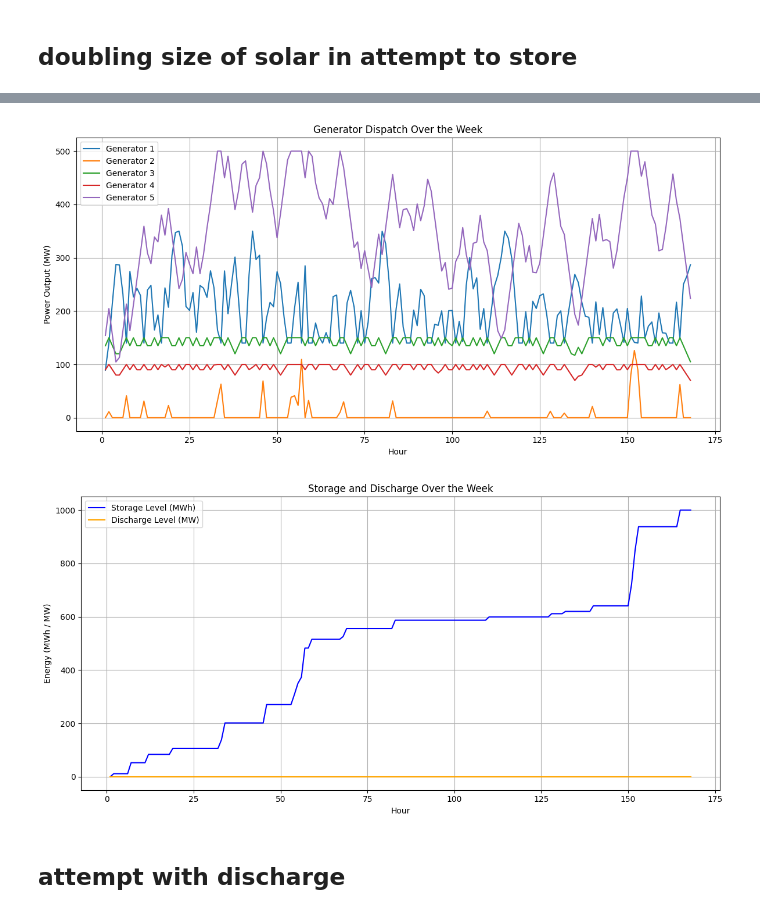
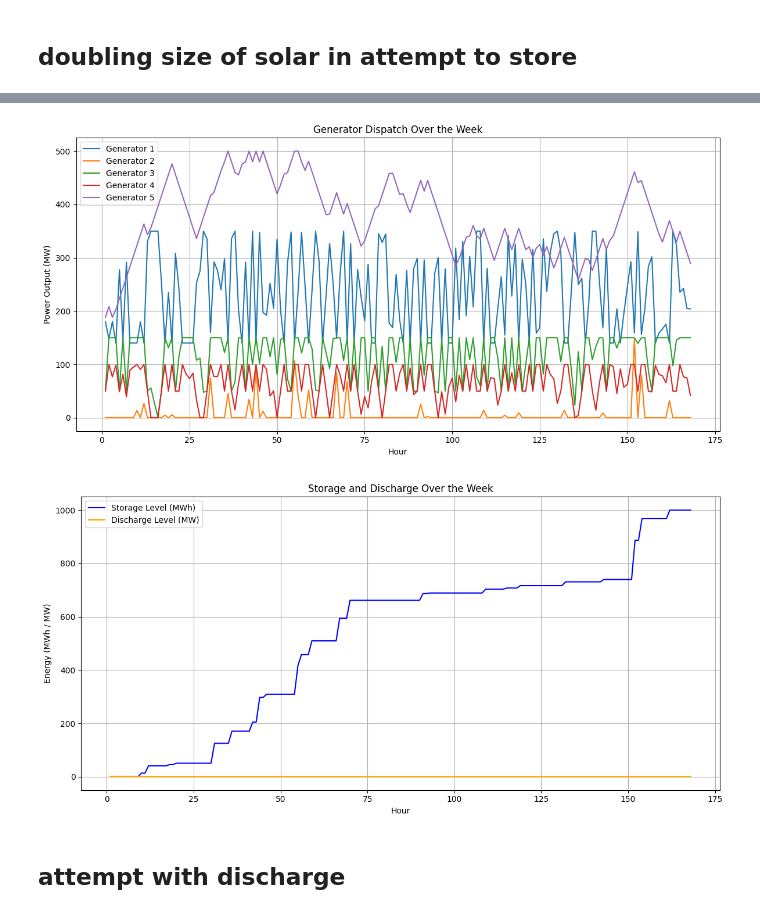
Before and after one commit to sebmcneil/Aurora-Energy, a Jupyter notebook: doubling_solar.ipynb, the cells around one changed output, grey strips where cells are left out. Cells and saved outputs as stored; diff of their text form; code cells hidden in the pictures.

Commit message:
edited ramp rates

```diff
--- a/doubling_solar.ipynb
+++ b/doubling_solar.ipynb
@@ -51,9 +51,13 @@ def simulate_dde(tau, delay, P_initial, P_target, duration=10, steps=1000):
 # Calculate ramp rates
 ramp_rates = {}
 for gen_id, tau, delay, P_initial, P_target in zip(
-    [3, 4, 5], [1.5, 2.0, 2.5], [0.5, 0.7, 1.0], [0, 0, 0], [gen_capacities[2], gen_capacities[3], gen_capacities[4]]
+    [3, 4, 5], [1.6, 1.7, 2.5], [0.55, 0.6, 1.0], [0, 0, 0], [gen_capacities[2], gen_capacities[3], gen_capacities[4]]
 ):
     ramp_rates[gen_id] = simulate_dde(tau, delay, P_initial, P_target)
+#ramp_rates[5] /= 10
+ramp_rates[3] = 100
+ramp_rates[4] = 50
+ramp_rates[5] = 20
 print("Ramp rates (MW/hour):", ramp_rates)
 
 # -------------------------------------------------------------------------------------------------------
@@ -213,5 +217,5 @@ Ramp rates (MW/hour): {3: array([14.99991163]), 4: array([9.99938364]), 5: array
 Length: 168, dtype: float64
-[figure, old version]
+[figure, new version]
-[figure, old version]
+[figure, new version]
 # %% [markdown]
 ## attempt with discharge
```
Also changed, not shown: parts of 2 cells of this notebook.
